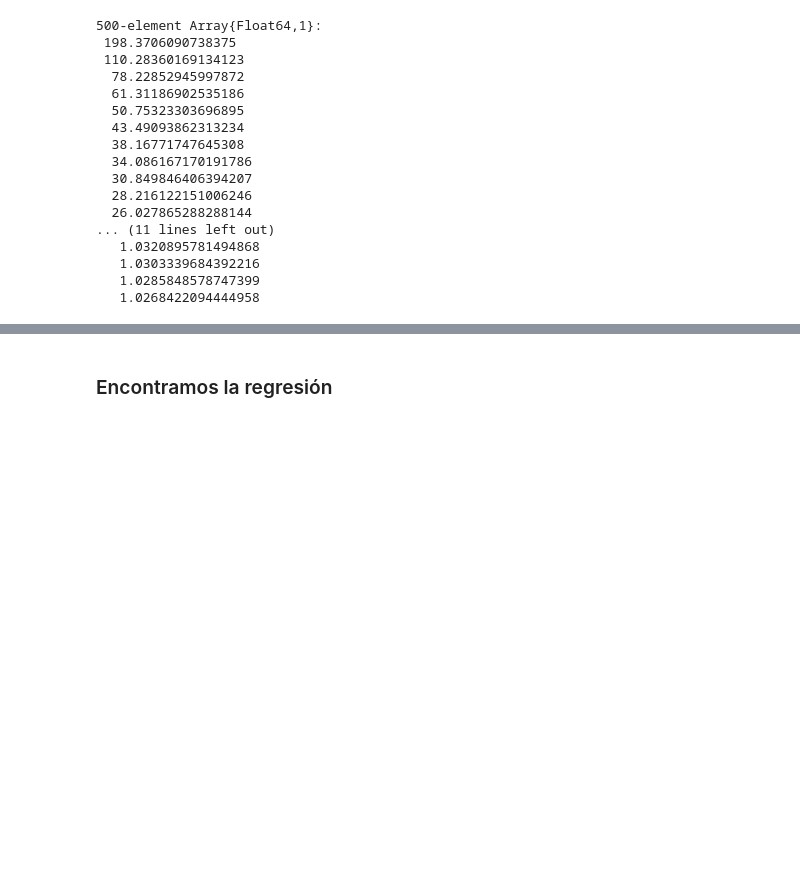
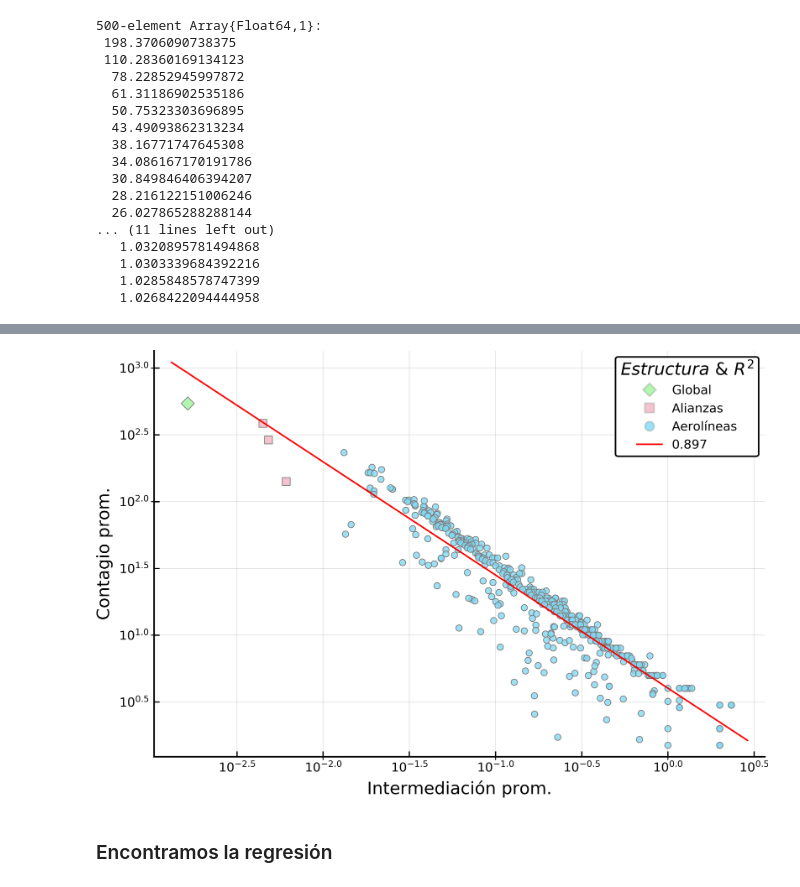
Before and after one commit to Yuriyama/Proyecto_aerolineas, a Jupyter notebook: Code/Betweenness.ipynb, the cells around one changed output, grey strips where cells are left out. Saved outputs shown, nothing was run; the diff lists cells and outputs as text; code cells hidden in the pictures; blank space fills up the shorter version.

Commit message:
Gráficas en español

```diff
--- a/Code/Betweenness.ipynb
+++ b/Code/Betweenness.ipynb
@@ -702,41 +679,51 @@ plot_betweenness_cobertura_log2
 # %%
-# Grafico en escala log-log con ajuste
+# Grafico en escala log-log con ajuste (leyendas en español)
 
 plot_betweenness_cobertura_loges = scatter([betweenness_x_g], [cobertura_y_g],
                                     #title = "Área de contagio por intermediación prom. (log - log)",
                                     xlabel = "Intermediación prom.",
                                     ylabel = "Contagio prom.",
+                                    gridalpha = 0.1,
                                     xscale =(:log10),
                                     yscale =(:log10),
                                     legend = true,
                                     legendtitle = L"Estructura\ &\ R^2",
                                     label = "Global",
                                     #size = (500,500),
                                     #aspect_ratio= 1,
                                     markershape = :diamond,
                                     markersize = 6,
                                     #markeralpha = 0.6,
                                     markercolor = "#A9F5A9",
-                                    markerstrokealpha = 0.5,
-                                    alpha = 0.9)
+                                    markerstrokecolor = "gray",
+                                    msalpha = 0.3,
+                                    markerstrokewidth = 0.5,
+                                    alpha = 0.9,
+                                    dpi = 600)
 scatter!(betweenness_x_al, cobertura_y_al,
             legend = true,
             label = "Alianzas",
             markershape = :square,
             markersize = 5,
             markeralpha = 0.7,#,
-            markerstrokealpha = 0.5,
+            markerstrokecolor = "gray",
+            msalpha = 0.3,
+            markerstrokewidth = 0.5,
             markercolor = "#F5A9BC")
 scatter!(betweenness_x_aer, cobertura_y_aer,
             legend = true,
             label = "Aerolíneas",
             markershape = :circle,
             markersize = 4,
             markercolor = "#81DAF5",
-            markerstrokealpha = 0.5,
+            markerstrokecolor = "gray",
+            msalpha = 0.3,
+            markerstrokewidth = 0.5,
             markeralpha = 0.8)
 plot!(my_equation,
         legend = true,
         label = "$r_2",
         linecolor = :red)
+# %% [output]
+[figure, added]
 # %%
```
Also changed, not shown: parts of 10 cells of this notebook.
